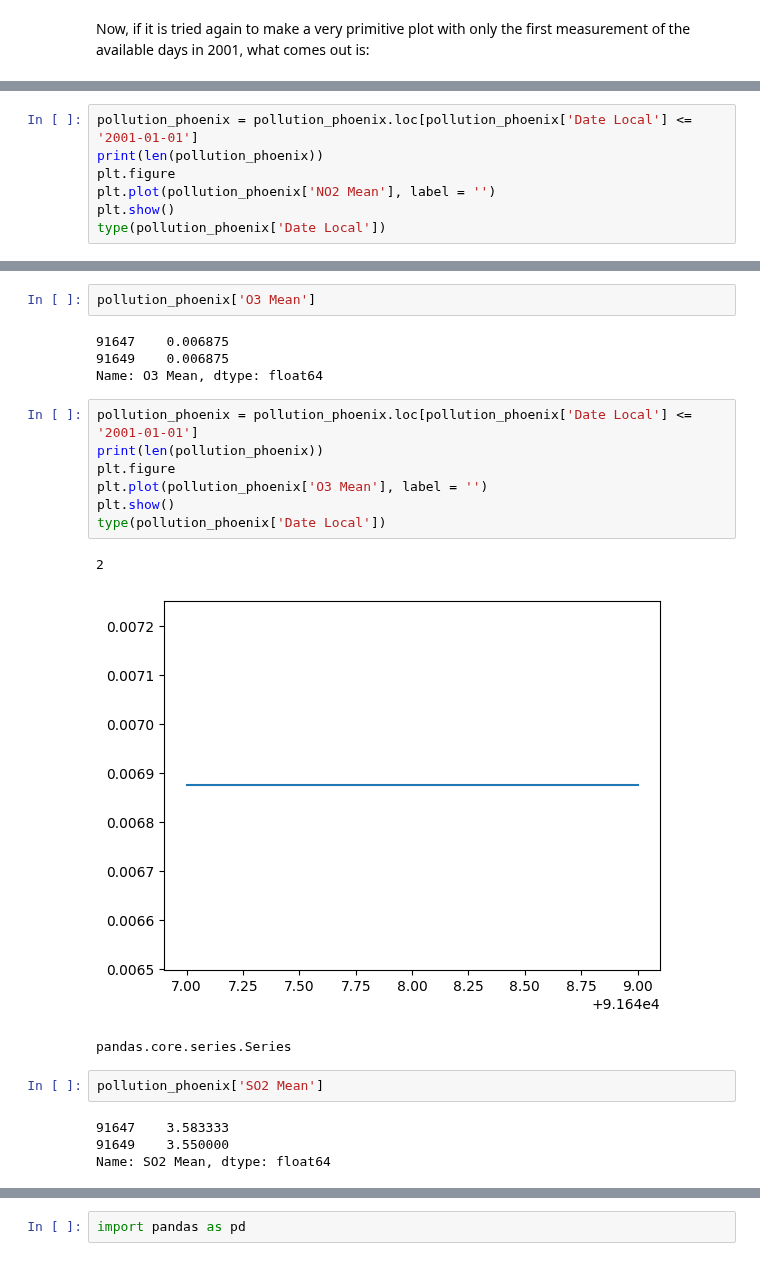
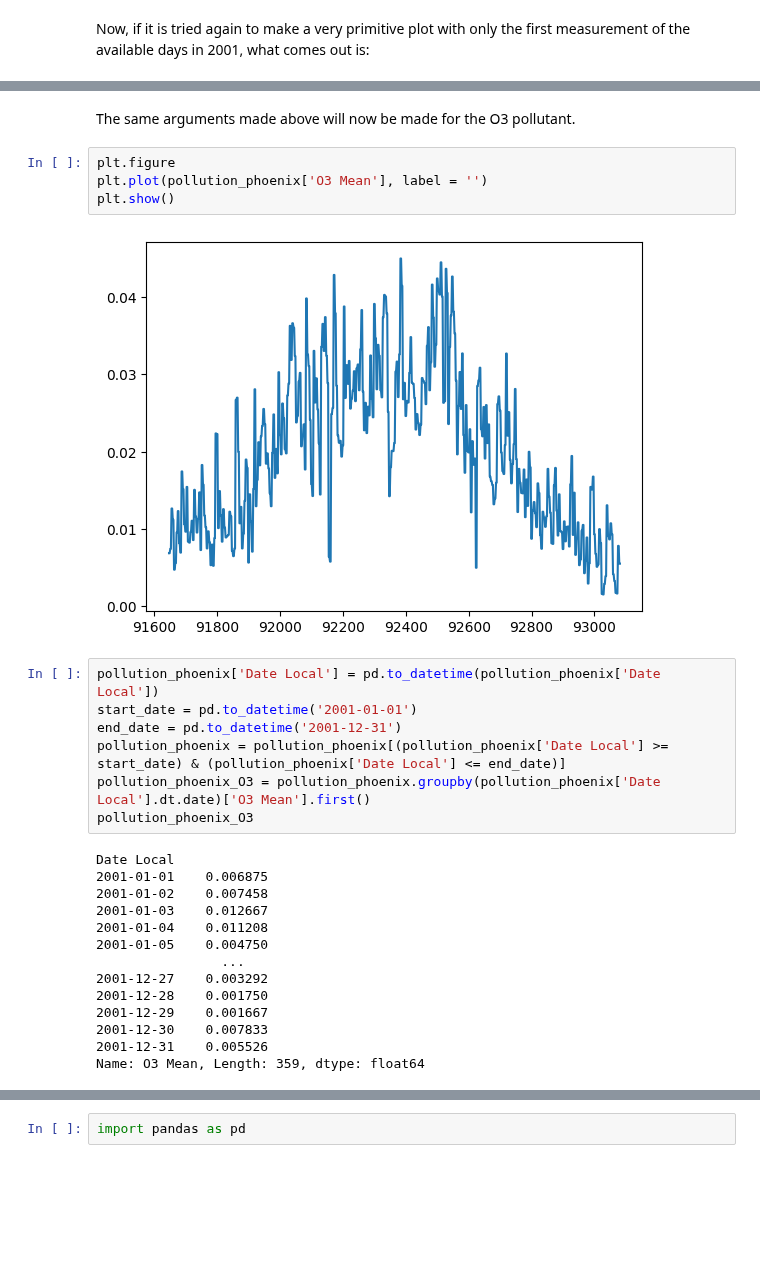
Before and after one commit to letizialanza01/Project_US_Pollution, a Jupyter notebook: Project_US_Pollution.ipynb, the cells around one changed output, grey strips where cells are left out. Drawn from its saved outputs; the diff is of its cells as text; blank space fills up the shorter version.

```diff
--- a/Project_US_Pollution.ipynb
+++ b/Project_US_Pollution.ipynb
@@ -466,7 +465,0 @@ This is the trend of the NO2 pollutant for the year 2001 in the city of Phoenix.
-# %%
-pollution_phoenix = pollution_phoenix.loc[pollution_phoenix['Date Local'] <= '2001-01-01']
-print(len(pollution_phoenix))
-plt.figure
-plt.plot(pollution_phoenix['NO2 Mean'], label = '')
-plt.show()
-type(pollution_phoenix['Date Local'])
@@ -477,23 +466,29 @@ pandas.core.series.Series
-# %%
-pollution_phoenix['O3 Mean']
-# %% [output]
-91647    0.006875
-91649    0.006875
-Name: O3 Mean, dtype: float64
+# %% [markdown]
+The same arguments made above will now be made for the O3 pollutant.
 # %%
-pollution_phoenix = pollution_phoenix.loc[pollution_phoenix['Date Local'] <= '2001-01-01']
-print(len(pollution_phoenix))
 plt.figure
 plt.plot(pollution_phoenix['O3 Mean'], label = '')
 plt.show()
-type(pollution_phoenix['Date Local'])
 # %% [output]
-2
-[figure, old version]
+[figure, new version]
-pandas.core.series.Series
-# %%
-pollution_phoenix['SO2 Mean']
-# %% [output]
-91647    3.583333
-91649    3.550000
-Name: SO2 Mean, dtype: float64
+# %%
+pollution_phoenix['Date Local'] = pd.to_datetime(pollution_phoenix['Date Local'])
+start_date = pd.to_datetime('2001-01-01')
+end_date = pd.to_datetime('2001-12-31')
+pollution_phoenix = pollution_phoenix[(pollution_phoenix['Date Local'] >= start_date) & (pollution_phoenix['Date Local'] <= end_date)]
+pollution_phoenix_O3 = pollution_phoenix.groupby(pollution_phoenix['Date Local'].dt.date)['O3 Mean'].first()
+pollution_phoenix_O3
+# %% [output]
+Date Local
+2001-01-01    0.006875
+2001-01-02    0.007458
+2001-01-03    0.012667
+2001-01-04    0.011208
+2001-01-05    0.004750
+                ...
+2001-12-27    0.003292
+2001-12-28    0.001750
+2001-12-29    0.001667
+2001-12-30    0.007833
+2001-12-31    0.005526
+Name: O3 Mean, Length: 359, dtype: float64
```
Also changed, not shown: parts of 27 cells of this notebook.
